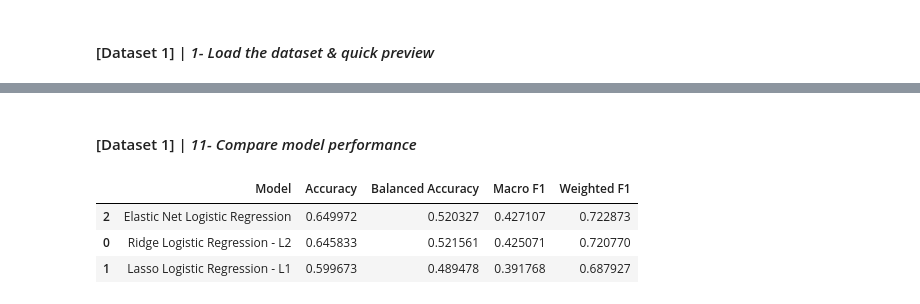
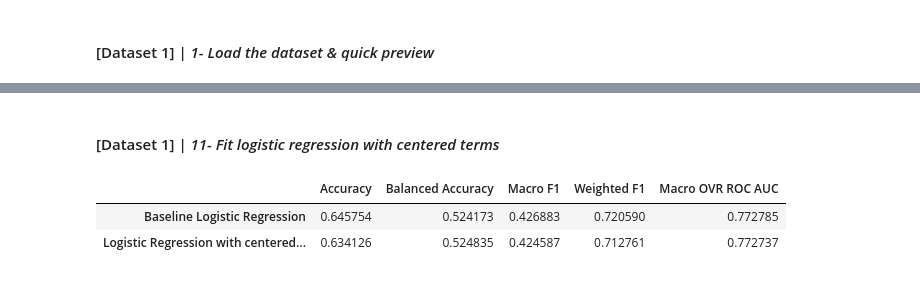
Before and after one commit to jasser-dh/MOD-C-1, a Jupyter notebook: OMDS-ModC1-Week1-Dhaouadi-Jasser.ipynb, the cells around one changed output, grey strips where cells are left out. Cells and saved outputs as stored; diff of their text form; code cells hidden in the pictures.

Commit message:
complete week1 hw

```diff
--- a/OMDS-ModC1-Week1-Dhaouadi-Jasser.ipynb
+++ b/OMDS-ModC1-Week1-Dhaouadi-Jasser.ipynb
@@ -142,6 +187,19 @@ memory usage: 42.6 MB
 # %%
-# Check missing values in each column
-missing_values = df.isnull().sum()
+y = df[target].astype(int)
+X = df.drop(columns=[target])
 
-missing_values
+# Identify feature groups
+
+binary_cols = [
+    col for col in X.columns
+    if sorted(X[col].dropna().unique()) == [0.0, 1.0]
+]
+
+non_binary_cols = [col for col in X.columns if col not in binary_cols]
+
+print("Binary columns:")
+print(binary_cols)
+
+print("\nNon-binary / ordinal / integer columns:")
+print(non_binary_cols)
 # %% [output]
@@ -520,19 +585,50 @@ weighted avg       0.85      0.65      0.72     50736
 # %% [markdown]
-#### [Dataset 1] | *11- Compare model performance*
+#### [Dataset 1] | *11- Fit logistic regression with centered terms*
 # %%
-# Combine all model results into a DataFrame
-results_df = pd.DataFrame([
-    ridge_results,
-    lasso_results,
-    elastic_net_results
+week1_model = Pipeline(steps=[
+    ("scaler", StandardScaler()),
+    ("logit", LogisticRegression(
+        max_iter=1000,
+        class_weight="balanced",
+        solver="lbfgs"
+    ))
 ])
 
-# Sort by Macro F1 because this is useful for imbalanced multiclass classification
-results_df = results_df.sort_values(by="Macro F1", ascending=False)
+week1_model.fit(X_train_centered, y_train)
 
-results_df
+y_pred_week1 = week1_model.predict(X_test_centered)
+y_prob_week1 = week1_model.predict_proba(X_test_centered)
+
+week1_metrics = {
+    "Accuracy": accuracy_score(y_test, y_pred_week1),
+    "Balanced Accuracy": balanced_accuracy_score(y_test, y_pred_week1),
+    "Macro F1": f1_score(y_test, y_pred_week1, average="macro"),
+    "Weighted F1": f1_score(y_test, y_pred_week1, average="weighted"),
+    "Macro OVR ROC AUC": roc_auc_score(
+        y_test,
+        y_prob_week1,
+        multi_class="ovr",
+        average="macro"
+    )
+}
+
+model_comparison = pd.DataFrame(
+    [baseline_metrics, week1_metrics],
+    index=[
+        "Baseline Logistic Regression",
+        "Logistic Regression with centered Terms"
+    ]
+)
+
+display(model_comparison)
+
+print(classification_report(
+    y_test,
+    y_pred_week1,
+    target_names=["No Diabetes", "Prediabetes", "Diabetes"],
+    digits=3
+))
 # %% [output]
-|  | Model | Accuracy | Balanced Accuracy | Macro F1 | Weighted F1 |
-| 2 | Elastic Net Logistic Regression | 0.649972 | 0.520327 | 0.427107 | 0.722873 |
-| 0 | Ridge Logistic Regression - L2 | 0.645833 | 0.521561 | 0.425071 | 0.720770 |
-| 1 | Lasso Logistic Regression - L1 | 0.599673 | 0.489478 | 0.391768 | 0.687927 |
+|  | Accuracy | Balanced Accuracy | Macro F1 | Weighted F1 | Macro OVR ROC AUC |
+| Baseline Logistic Regression | 0.645754 | 0.524173 | 0.426883 | 0.720590 | 0.772785 |
+| Logistic Regression with centered... | 0.634126 | 0.524835 | 0.424587 | 0.712761 | 0.772737 |
```
Also changed, not shown: parts of 145 cells of this notebook.
